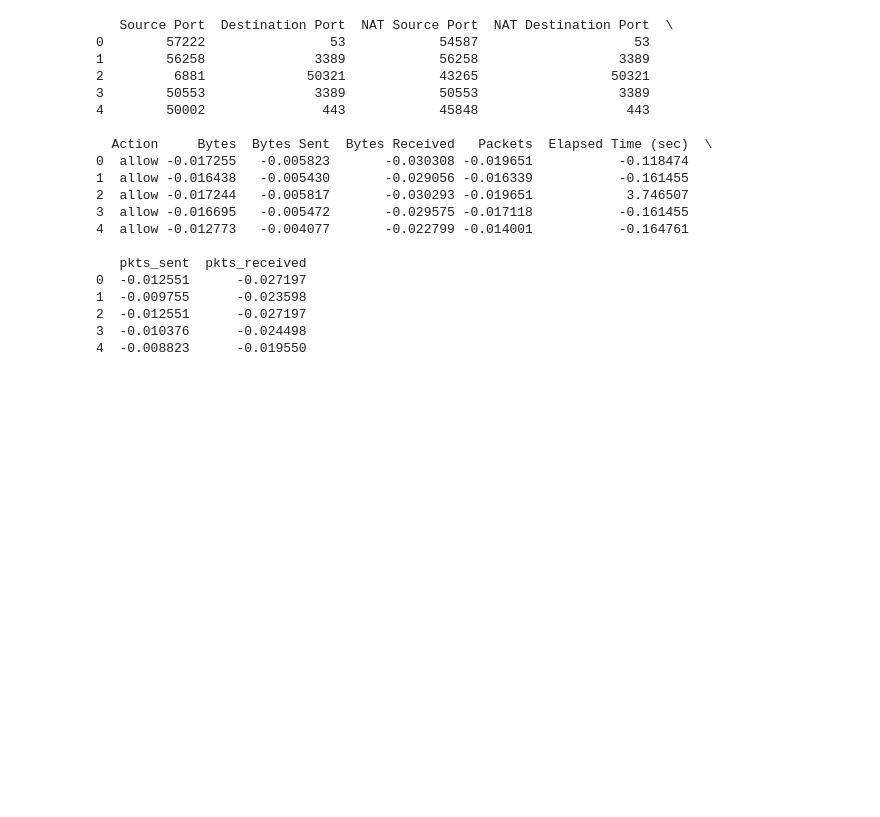
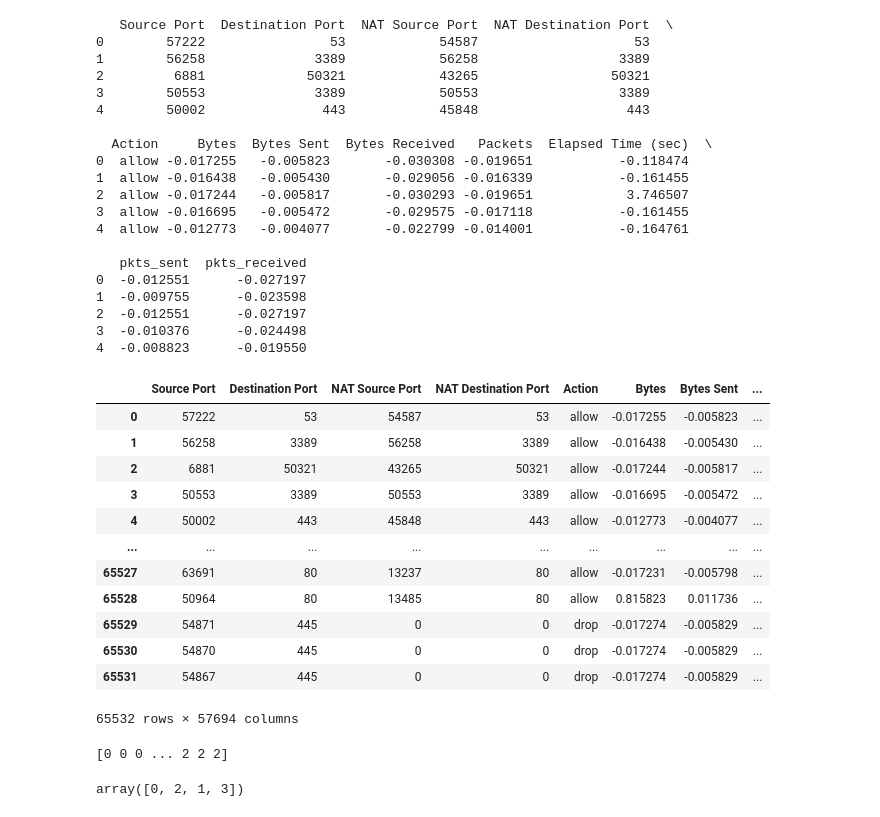
Before and after one commit to dk28yip/MSDS7333, a Jupyter notebook: Case Study 5.ipynb, the cells around one changed output. Saved outputs shown, nothing was run; the diff lists cells and outputs as text; code cells hidden in the pictures; blank space fills up the shorter version.

```diff
--- a/Case Study 5.ipynb
+++ b/Case Study 5.ipynb
@@ -159,0 +154,57 @@ X_train, X_test, y_train, y_test = train_test_split(X, y, test_size=0.2, random_
+# %%
+# create a list of categorical feature column names
+cat_cols = ['Source Port', 'Destination Port', 'NAT Source Port', 'NAT Destination Port']
+
+# create a OneHotEncoder object
+encoder = OneHotEncoder()
+
+# encode each categorical feature independently
+for col in cat_cols:
+    # fit and transform the data for the current feature column
+    encoded = encoder.fit_transform(df_scaled[col].values.reshape(-1,1))
+    # create column names for the encoded features
+    enc_col_names = [col + '_' + str(cat) for cat in encoder.categories_[0]]
+    # create a dataframe from the encoded features and append it to the original dataframe
+    enc_df = pd.DataFrame(encoded.toarray(), columns=enc_col_names)
+    df_scaled = pd.concat([df_scaled, enc_df], axis=1)
+
+
+df_scaled
+# %% [output]
+|  | Source Port | Destination Port | NAT Source Port | NAT Destination Port | Action | Bytes | Bytes Sent | ... |
+| 0 | 57222 | 53 | 54587 | 53 | allow | -0.017255 | -0.005823 | ... |
+| 1 | 56258 | 3389 | 56258 | 3389 | allow | -0.016438 | -0.005430 | ... |
+| 2 | 6881 | 50321 | 43265 | 50321 | allow | -0.017244 | -0.005817 | ... |
+| 3 | 50553 | 3389 | 50553 | 3389 | allow | -0.016695 | -0.005472 | ... |
+| 4 | 50002 | 443 | 45848 | 443 | allow | -0.012773 | -0.004077 | ... |
+| ... | ... | ... | ... | ... | ... | ... | ... | ... |
+| 65527 | 63691 | 80 | 13237 | 80 | allow | -0.017231 | -0.005798 | ... |
+| 65528 | 50964 | 80 | 13485 | 80 | allow | 0.815823 | 0.011736 | ... |
+| 65529 | 54871 | 445 | 0 | 0 | drop | -0.017274 | -0.005829 | ... |
+| 65530 | 54870 | 445 | 0 | 0 | drop | -0.017274 | -0.005829 | ... |
+| 65531 | 54867 | 445 | 0 | 0 | drop | -0.017274 | -0.005829 | ... |
+65532 rows × 57694 columns
+# %%
+#We want to change the Action column here to numerical data for algorithms.
+from sklearn.preprocessing import LabelEncoder
+le = LabelEncoder()
+
+#Using fit.transform function to fit label
+#encoder and return encoded labels
+label = le.fit_transform(df_scaled['Action'])
+
+#Print unique values
+print(label)
+
+#Remove the column "Action" from the original dataframe
+#df_scaled.drop('Action', axis = 1, inplace=True)
+
+#Appending the array to the dataframe
+df_scaled['Label_Action'] = df_scaled['Action']
+df_scaled['Action'] = label
+
+#Print Dataframe 0 = Allow, 1 = Deny, 2 =  Drop , 3 = Reset-Both
+df_scaled['Action'].unique()
+# %% [output]
+[0 0 0 ... 2 2 2]
+array([0, 2, 1, 3])
```
Also changed, not shown: parts of 7 cells of this notebook.
